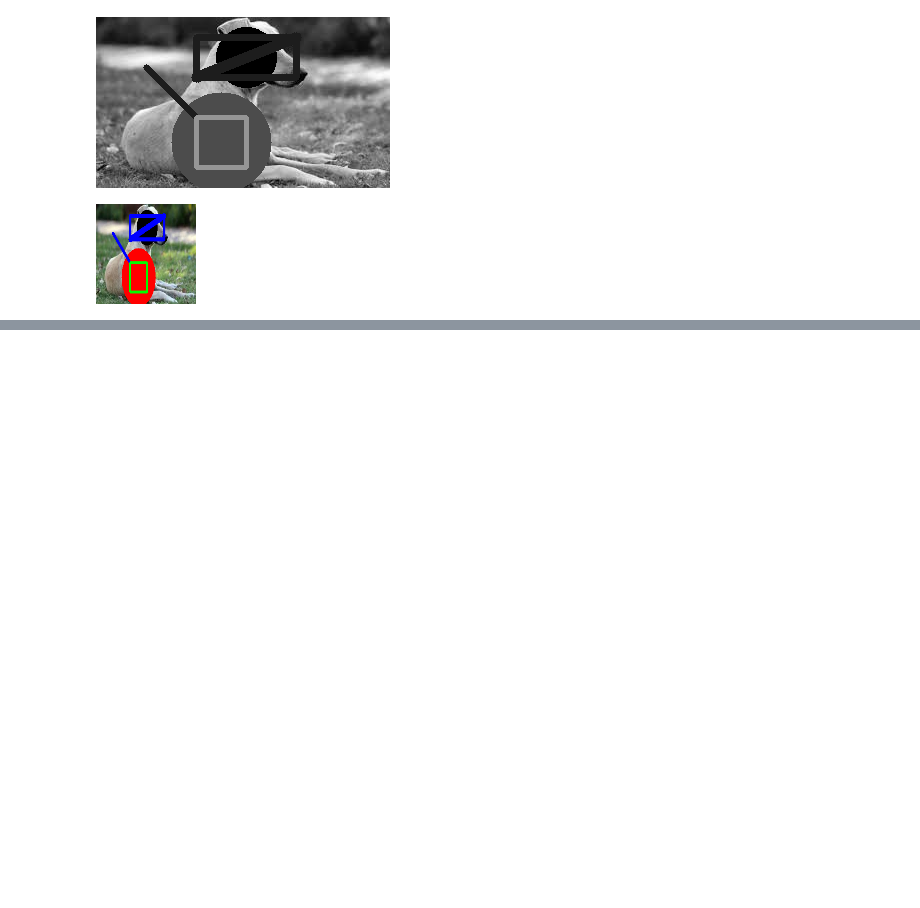
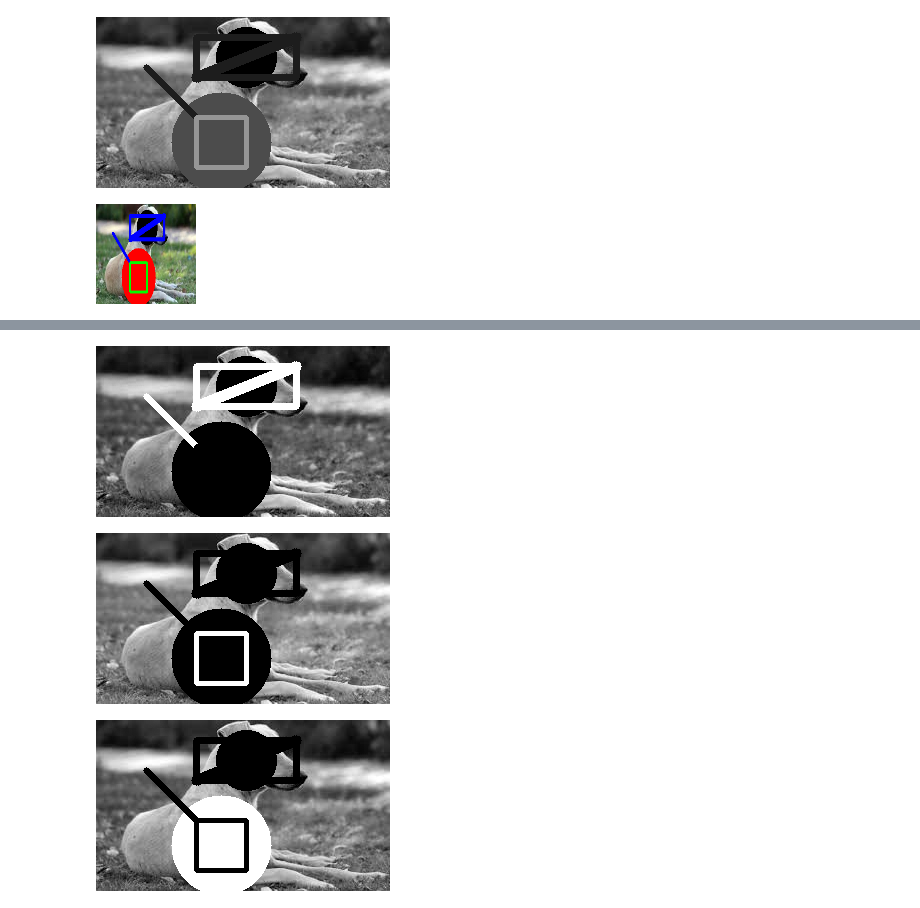
Before and after one commit to 9keystrokes/CVDL-BT22CSD035, a Jupyter notebook: LAB-1.ipynb, the cells around one changed output, grey strips where cells are left out. Drawn from its saved outputs; the diff is of its cells as text; code cells hidden in the pictures; blank space fills up the shorter version.

```diff
--- a/LAB-1.ipynb
+++ b/LAB-1.ipynb
@@ -146,0 +159,9 @@ cv2_imshow(resize)
+# %%
+(b,g,r)=cv2.split(img)
+cv2_imshow(b)
+cv2_imshow(g)
+cv2_imshow(r)
+# %% [output]
+[figure, added]
+[figure, added]
+[figure, added]
```
Also changed, not shown: parts of 7 cells of this notebook.
